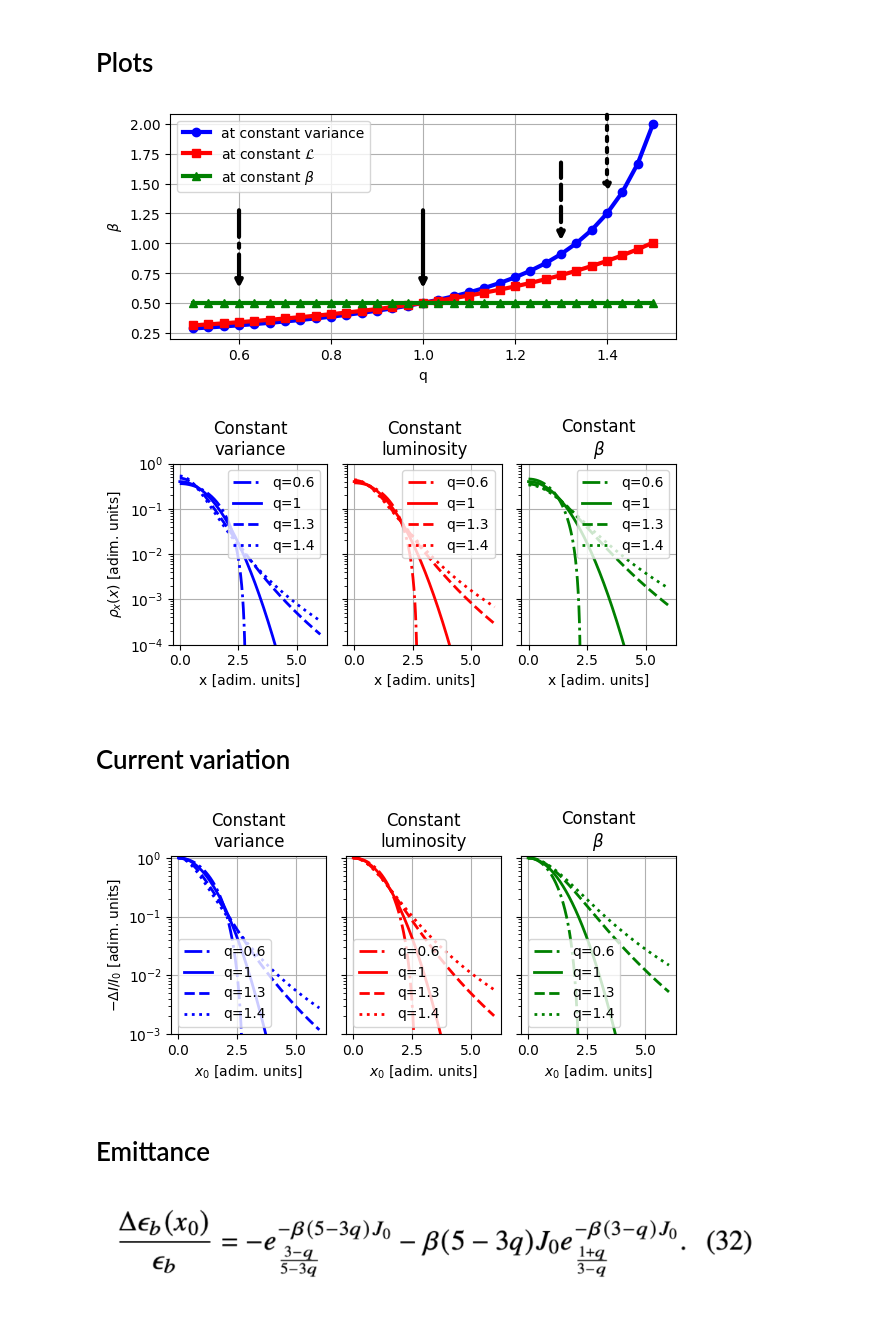
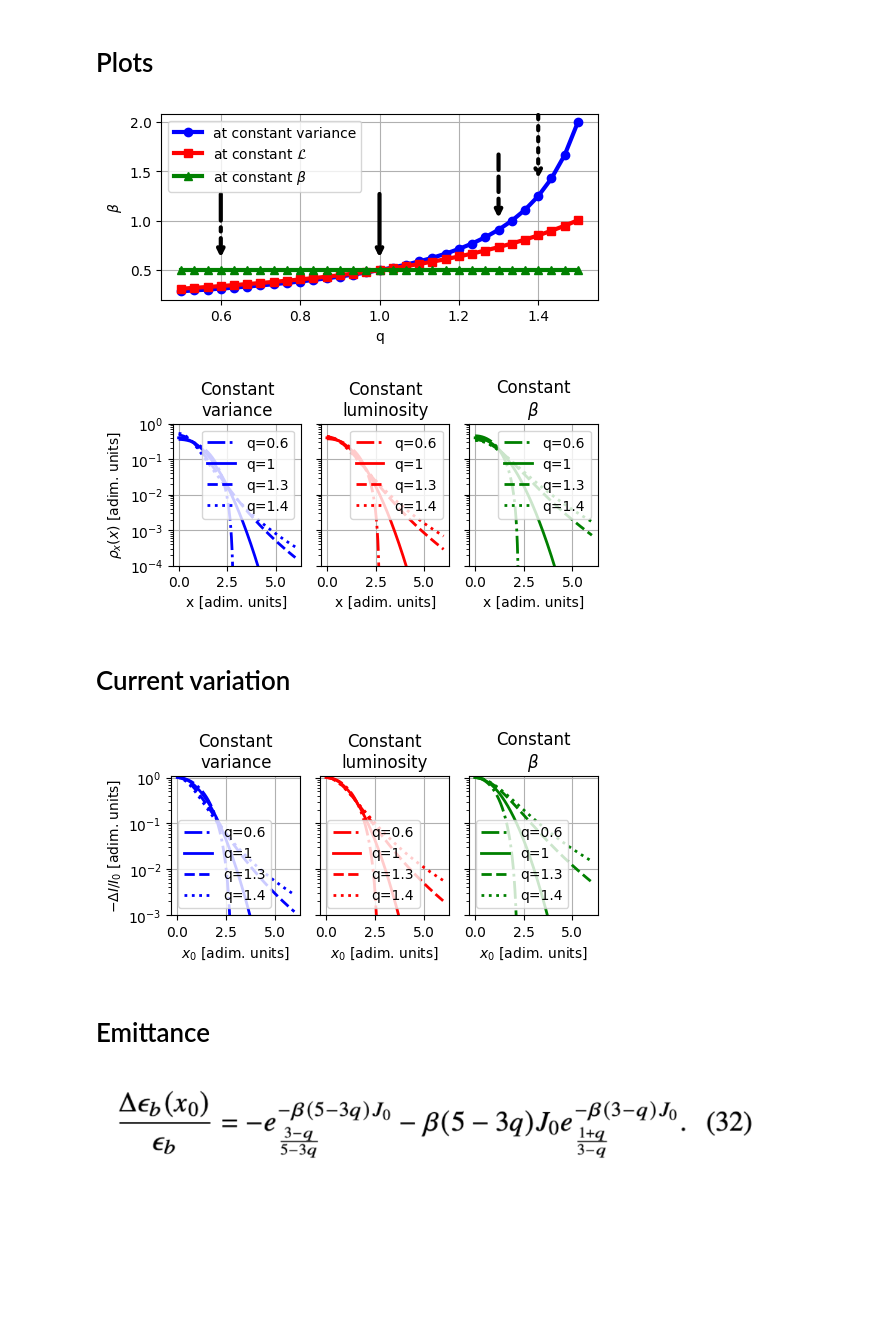
Before and after one commit to sterbini/Tails_and_luminosity, a Jupyter notebook: 001.ipynb, the cells around one changed output. Cells and saved outputs as stored; diff of their text form; code cells hidden in the pictures; blank space fills up the shorter version.

```diff
--- a/001.ipynb
+++ b/001.ipynb
@@ -1114,7 +1075,8 @@ for q in q3:
 q1=np.linspace(0.5, 1.5, 31)
 beta1 = q1*0+0.5
 # %%
-plt.figure(figsize=(6, 3))
+my_factor = 1.15
+plt.figure(figsize=(6/my_factor, 3/my_factor))
 plt.plot(q2, beta2,'-bo', lw=3, label = 'at constant variance')
 plt.plot(q3, beta3,'-rs', lw=3, label = 'at constant $\\mathcal{L}$')
 plt.plot(q1, beta1,'-g^' , lw=3, label = 'at constant $\\beta$')
@@ -1175,11 +1137,11 @@ plt.legend()
 plt.tight_layout()
 plt.savefig('figures/beta_vs_q.pdf')
 # %% [output]
-[figure, old version]
+[figure, new version]
 # %%
 x=np.linspace(0,6,1000)
 
-fig, axes = plt.subplots(nrows=1, ncols=3, figsize=(6, 3))
+fig, axes = plt.subplots(nrows=1, ncols=3, figsize=(6/my_factor, 3/my_factor))
 
 for my_q, my_style in zip([0.6, 1, 1.3, 1.4],['-.', '-', '--',':']):
     my_beta = np.interp(my_q, q2, beta2)
@@ -1199,40 +1161,40 @@ for my_q, my_style in zip([0.6, 1,1.3, 1.4],['-.', '-', '--',':']):
 
 for i in range(3):
     axes[i].set_ylim(0.0001,1)
     axes[i].grid(True)
     axes[i].legend(loc='upper right')
     axes[i].set_xlabel('x [adim. units]')
     axes[i].set_ylabel('$\\rho_x(x)$ [adim. units]')
 
 axes[0].set_title(
     '''Constant
 variance''')
 
 axes[1].set_title(
     '''Constant
 luminosity''')
 
 axes[2].set_title(
     '''Constant
 $\\beta$''')
 
 
 # Remove yticks and y-axis labels for axes[1] and axes[2]
 for ax in axes[1:]:
     #ax.set_yticks([])           # Remove tick marks
     ax.set_yticklabels([])      # Remove tick labels
     ax.set_ylabel('')  # Remove axis label if set
 
 plt.tight_layout()
 plt.savefig('figures/profiles.pdf')
 # %% [output]
-[figure, old version]
+[figure, new version]
 # %% [markdown]
 # Current variation
 # %%
 x=np.linspace(0,6,1000)
 
-fig, axes = plt.subplots(nrows=1, ncols=3, figsize=(6, 3))
+fig, axes = plt.subplots(nrows=1, ncols=3, figsize=(6/my_factor, 3/my_factor))
 my_q_list = [0.6, 1, 1.3, 1.4]
 my_stile_list = ['-.', '-', '--',':']
 
@@ -1281,7 +1243,7 @@ for ax in axes[1:]:
 plt.tight_layout()
 plt.savefig('figures/deltaI.pdf')
 # %% [output]
-[figure, old version]
+[figure, new version]
 # %% [markdown]
 # Emittance
 ![image.png](attachment:d7b5c7a8-c1b1-4123-a451-89c6c9448874.png)
```
Also changed, not shown: parts of 12 cells of this notebook, 32 other files.
